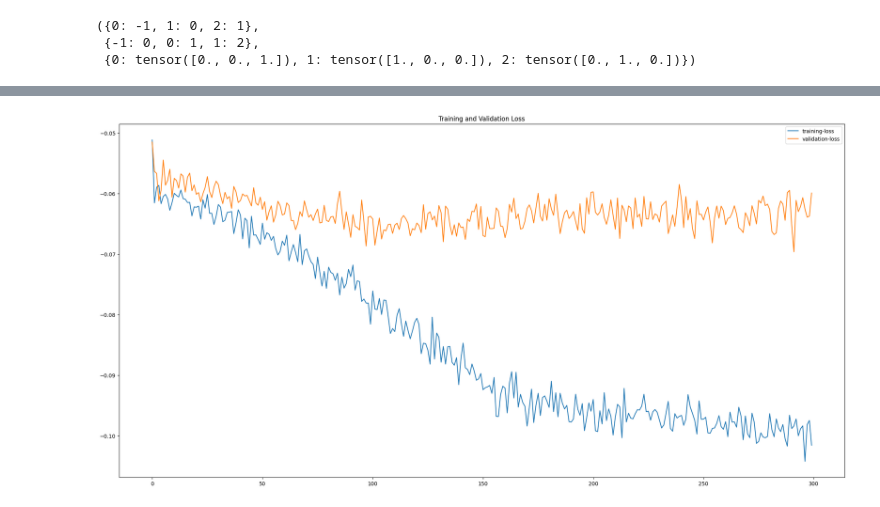
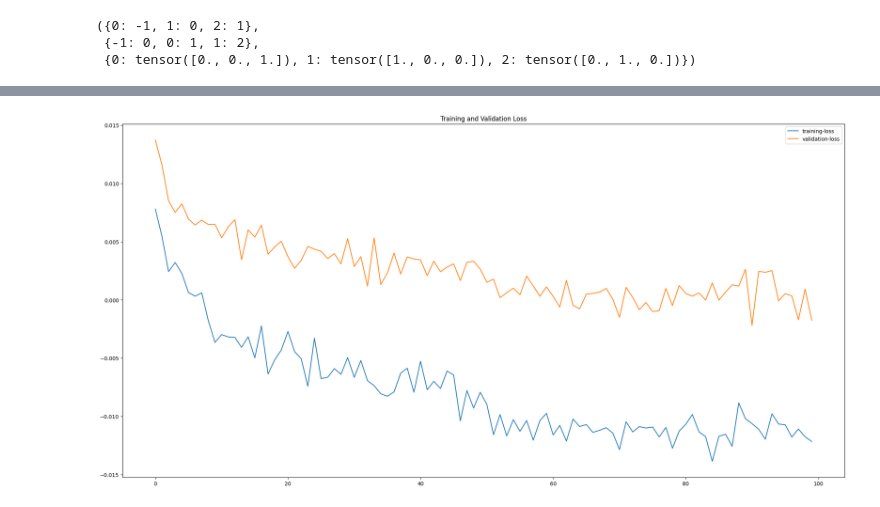
Before and after one commit to aspiringastro/anlp-cmu, a Jupyter notebook: build_sentinment_classifer_bow.ipynb, the cells around one changed output, grey strips where cells are left out. Cells and saved outputs as stored; diff of their text form; code cells hidden in the pictures.

Commit message:
increased block size on input, new CNN configuration, visualizations for understanding weights and gradients

```diff
--- a/build_sentinment_classifer_bow.ipynb
+++ b/build_sentinment_classifer_bow.ipynb
@@ -65,7 +65,7 @@ itol, ltoi, itoc
  {0: tensor([0., 0., 1.]), 1: tensor([1., 0., 0.]), 2: tensor([0., 1., 0.])})
 # %%
 # build the dataset
-block_size = 32
+block_size = 64
 
 def build_dataset(X, Y):
 
@@ -230,21 +230,18 @@ torch.manual_seed(42)
 # %%
-n_embd = 8
-n_hidden = 16
-
+n_embd = 10
+n_hidden = 24
 
 model = Sequential([
     Embedding(wordset_size, n_embd),
-    FlattenConsecutive(2), Linear(n_embd * 2, n_hidden, bias=False), BatchNorm1d(n_hidden), Tanh(),
-    FlattenConsecutive(2), Linear(n_hidden * 2, n_hidden, bias=False), BatchNorm1d(n_hidden), Tanh(),
-    FlattenConsecutive(2), Linear(n_hidden * 2, n_hidden, bias=False), BatchNorm1d(n_hidden), Tanh(),
-    FlattenConsecutive(2), Linear(n_hidden * 2, n_hidden, bias=False), BatchNorm1d(n_hidden), Tanh(),
-    FlattenConsecutive(2), Linear(n_hidden * 2, n_hidden, bias=False), BatchNorm1d(n_hidden), Tanh(),
-    Linear(n_hidden, readable_labels_size), Softmax(),
+    FlattenConsecutive(4), Linear(n_embd * 4, n_hidden, bias=False), BatchNorm1d(n_hidden), Tanh(),
+    FlattenConsecutive(4), Linear(n_hidden * 4, n_hidden // 2, bias=False), BatchNorm1d(n_hidden // 2), Tanh(),
+    FlattenConsecutive(4), Linear(n_hidden *2, readable_labels_size)
 ])
 
+
 #parameter init
-# with torch.no_grad():
-#     model.layers[-2].weight *= 0.1 #last linear layer is reduced so that we make it less confident at the beginning
+with torch.no_grad():
+    model.layers[-1].weight *= 0.1 #last linear layer is reduced so that we make it less confident at the beginning
 
 parameters = model.parameters()
 print(sum(p.nelement() for p in parameters))
@@ -255,6 +252,6 @@ for p in parameters:
 # %%
 # same optimization as last time
-max_steps = 160000
+max_steps = 100000
 batch_size = 32
 lossi = []
 lossv = []
@@ -312,15 +325,15 @@ for i in range(max_steps):
 # %%
-lvi = torch.tensor(lossi).view(-1,400).mean(1)
-lvp = torch.tensor(lossv).view(-1,400).mean(1)
+lvi = torch.tensor(lossi).view(-1,1000).mean(1)
+lvp = torch.tensor(lossv).view(-1,1000).mean(1)
 
 
 fig, ax = plt.subplots(figsize=(20, 10), layout='constrained')
 ax.plot(lvi, label='training-loss')
 ax.plot(lvp, label='validation-loss')
 ax.set_title("Training and Validation Loss")
 ax.legend();  # Add a legend.
 # %% [output]
-[figure, old version]
+[figure, new version]
 # %%
 for layer in model.layers:
     layer.training = False
```
Also changed, not shown: parts of 14 cells of this notebook.
